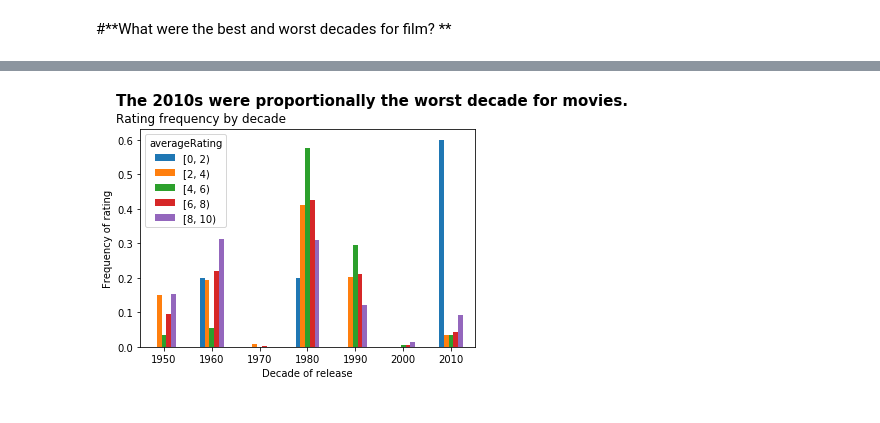
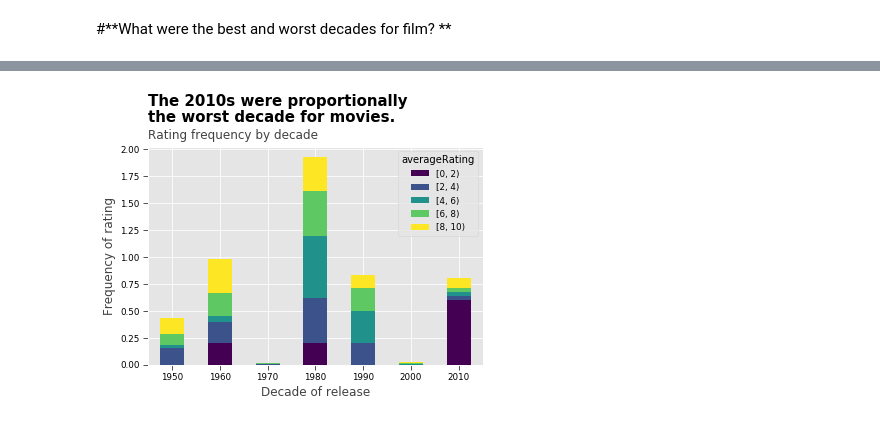
Before and after one commit to LambdaSchool/DS-Unit-1-Sprint-5-Data-Storytelling-Blog-Post, a Jupyter notebook: TristaWeek5.ipynb, the cells around one changed output, grey strips where cells are left out. Saved outputs shown, nothing was run; the diff lists cells and outputs as text; code cells hidden in the pictures.

```diff
--- a/TristaWeek5.ipynb
+++ b/TristaWeek5.ipynb
@@ -540,13 +539,15 @@ ct.plot(kind='bar');
 # %%
-sns.set_context("paper")
+plt.style.use('ggplot')
 ax = sns.lineplot(data=length, x=length['runtimeMinutes'],
                   y=length['averageRating'],
-                  color='#0491D5', dashes=False, legend=False);
-ax.text(x=32, y=11, s="As runtime increases, average rating is higher and has less spread", fontsize=15, fontweight='bold')
+                  color='#21918C', dashes=False, legend=False);
+ax.text(x=32, y=11.8, s="As runtime increases, average rating", fontsize=15, fontweight='bold')
+ax.text(x=32, y=11.1, s="is higher and has less spread", fontsize=15, fontweight='bold')
 ax.text(x=32, y=10.5, s='Runtime of movies over user submitted rating', fontsize=12, color='#424242');
 ax.set(yticks=range(0,11,1));
-ax.set(xticks=range(40, 250, 20));
+ax.set(xticks=range(40, 260, 20));
 ax.tick_params(axis='both', labelcolor='black')
 plt.xlabel('Runtime (minutes)', color='#424242');
 plt.ylabel('Average Rating (1-10)', color='#424242');
+#up to 4 hours
 # %% [output]
@@ -556,16 +557,16 @@ plt.ylabel('Average Rating (1-10)', color='#424242');
 ratingRange = [0, 2, 4, 6, 8, 10]
 ratingBin = pd.cut(length['averageRating'], ratingRange, right=False)
 
-sns.set_context("paper")
+plt.style.use('ggplot')
 ax = sns.lineplot(data=length, x=length['runtimeMinutes'],
                   y=length['averageRating'], hue=ratingBin,
-                  dashes=False, legend='brief', palette='husl');
+                  dashes=False, legend='brief', palette='viridis');
 ax.set(yticks=range(0,11,1));
-ax.set(xticks=range(40, 250, 20));
+ax.set(xticks=range(40, 260, 20));
 ax.tick_params(axis='both', labelcolor='black')
-ax.text(x=32, y=11.8, s="There isn't a cutoff for how short a good movie can be,", fontsize=15, fontweight='bold')
-ax.text(x=32, y=11.2, s="but there is a cutoff for how long a bad movie can be.", fontsize=15, fontweight='bold')
-ax.text(x=32, y=10.5, s='Runtime of movies over rating by various levels of ratings', fontsize=12, color='#424242');
+ax.text(x=33, y=11.8, s="There isn't a cutoff for how short a good movie can be,", fontsize=15, fontweight='bold')
+ax.text(x=33, y=11.2, s="but there is a cutoff for how long a bad movie can be.", fontsize=15, fontweight='bold')
+ax.text(x=33, y=10.5, s='Runtime of movies over rating by various levels of ratings', fontsize=12, color='#424242');
 plt.xlabel('Runtime (minutes)', color='#424242');
 plt.ylabel('Average Rating (1-10)', color='#424242');
 # %% [output]
@@ -667,10 +666,15 @@ ct = pd.crosstab(decadeBin, ratingBin, normalize='columns');
 # %%
-ax = ct.plot(kind='bar');
-ax.set_xticklabels([1950, 1960, 1970, 1980, 1990, 2000, 2010]);
+plt.style.use('ggplot')
+ax = ct.plot.bar(stacked=True, cmap=plt.get_cmap('viridis'));
+ax.set_xticklabels([1950, 1960, 1970, 1980, 1990, 2000, 2010, 2020]);
 ax.tick_params(axis='x', labelrotation=0)
-plt.xlabel('Decade of release');
-plt.ylabel('Frequency of rating');
-ax.text(x=-1, y=0.7, s="The 2010s were proportionally the worst decade for movies.", fontsize=15, fontweight='bold')
-ax.text(x=-1, y=0.65, s='Rating frequency by decade', fontsize=12);
+ax.tick_params(axis='both', labelcolor='black')
+plt.xlabel('Decade of release', color='#424242');
+plt.ylabel('Frequency of rating', color='#424242');
+ax.text(x=-0.5, y=2.4, s="The 2010s were proportionally", fontsize=15, fontweight='bold')
+ax.text(x=-0.5, y=2.25, s="the worst decade for movies.", fontsize=15, fontweight='bold')
+ax.text(x=-0.5, y=2.1, s='Rating frequency by decade', fontsize=12, color='#424242');
+#In this stacked bar frequency graph I dropped movies before 1950. The 1920s consist of entirely 6-10 movies, but film preservation was not the same as it was now so we can assume only the
+#decade's best got saved. The 1930s and 40s had too few movies with more than 1000 IMDb votes to make a visible bar.
 # %% [output]
-[figure, old version]
+[figure, new version]
```
Also changed, not shown: parts of 29 cells of this notebook.
